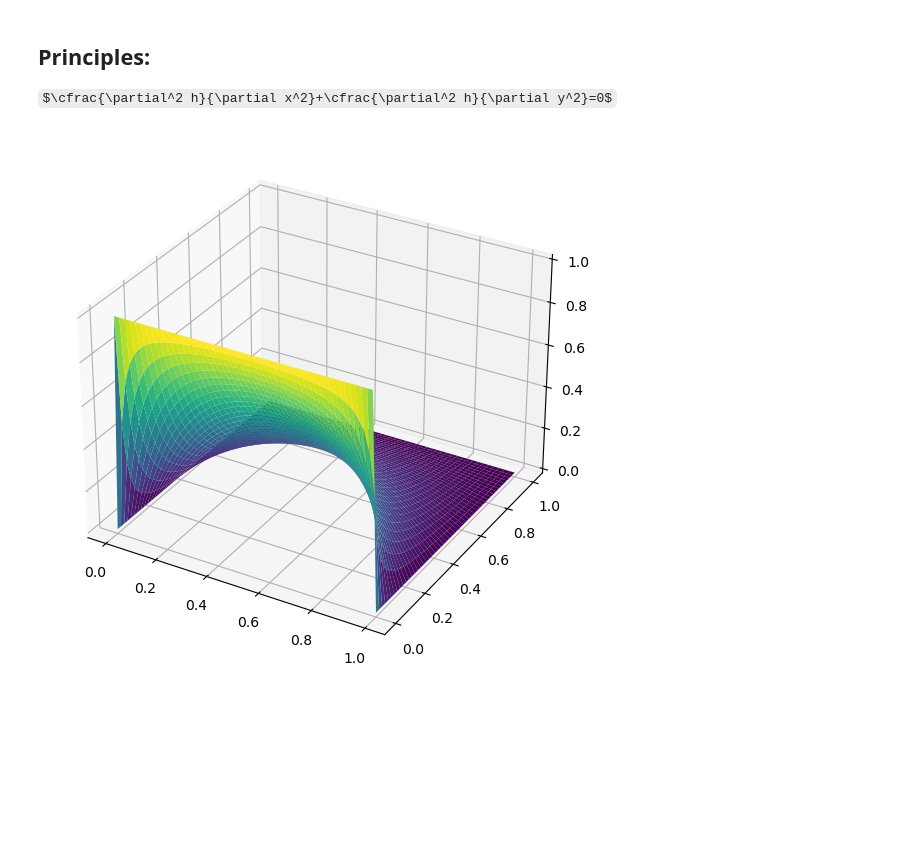
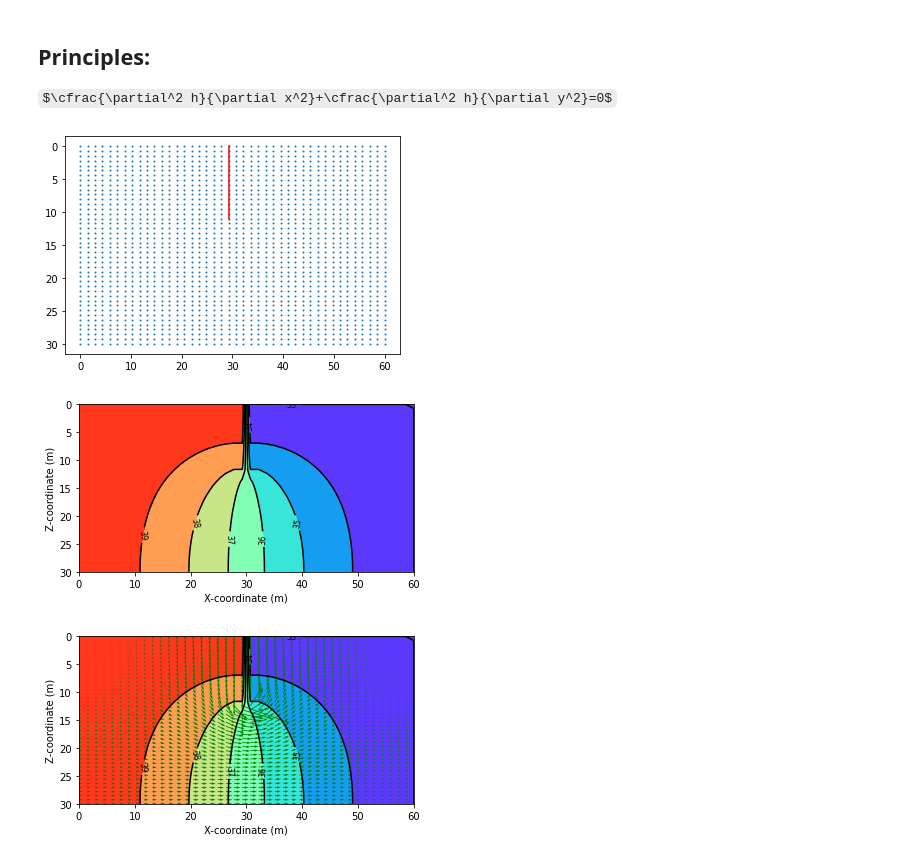
Before and after one commit to luisez1988/soilved, a Jupyter notebook: content/Example 4.18.ipynb, the cells around one changed output. Drawn from its saved outputs; the diff is of its cells as text; code cells hidden in the pictures; some formulas as TeX source; blank space fills up the shorter version.

```diff
--- a/content/Example 4.18.ipynb
+++ b/content/Example 4.18.ipynb
@@ -14,18 +14,35 @@ $\cfrac{\partial^2 h}{\partial x^2}+\cfrac{\partial^2 h}{\partial y^2}=0$
 import numpy as np
 import matplotlib.pyplot as plt
 # %%
-# Next, let's define some variables:
+# Next, let's define the geometry of the problem
 
-nx = 50 # Number of grid points in the x direction
-ny = 50 # Number of grid points in the y direction
+nx = 42 # Number of grid points in the x direction
+ny = 42 # Number of grid points in the y direction
 xmin = 0 # Minimum x value
-xmax = 1 # Maximum x value
+xmax = 60 # Maximum x value
 ymin = 0 # Minimum y value
-ymax = 1 # Maximum y value
+ymax = 30 # Maximum y value
 dx = (xmax - xmin) / (nx - 1) # Grid spacing in the x direction
 dy = (ymax - ymin) / (ny - 1) # Grid spacing in the y direction
 x = np.linspace(xmin, xmax, nx) # x values
 y = np.linspace(ymin, ymax, ny) # y values
+
+# Create the meshgrid from the x and y coordinates
+X, Y = np.meshgrid(x, y)
+
+#Create wall line
+n_wall=int((nx-1)/2) #Node before the wall
+number_nodes=16
+y_wall=np.array([y[i] for i in range(number_nodes)])
+x_wall=np.array([x[n_wall]]*number_nodes)
+
+# Plot the meshgrid
+plt.scatter(X, Y, s=1)
+plt.plot(x_wall, y_wall, 'r')
+plt.gca().invert_yaxis()
+plt.show()
+# %% [output]
+[figure, added]
 # %%
 # Now, let's set up the boundary conditions:
 
@@ -44,10 +80,12 @@ for it in range(10000):
-# %%
-# Finally, let's plot the solution:
-
-fig = plt.figure(figsize=(11, 7), dpi=100)
-ax = fig.gca(projection='3d')
-X, Y = np.meshgrid(x, y)
-surf = ax.plot_surface(X, Y, u, cmap='viridis')
-plt.show()
-# %% [output]
-[figure, removed]
+# %%
+plt.contourf(X, Y, h, levels=6, cmap='rainbow')
+contours = plt.contour(X, Y, h, levels=6, colors='k')
+plt.clabel(contours, inline=True, fontsize=8)
+plt.gca().invert_yaxis()
+# Set the aspect ratio to be equal
+plt.gca().set_aspect('equal')
+plt.xlabel(r'X-coordinate (m)')
+plt.ylabel(r'Z-coordinate (m)')
+plt.show()
+# %% [output]
+[figure, added]
@@ -53,0 +106,15 @@ plt.show()
+# %%
+plt.contourf(X, Y, h, levels=6, cmap='rainbow')
+contours = plt.contour(X, Y, h, levels=6, colors='k')
+plt.clabel(contours, inline=True, fontsize=8)
+
+plt.quiver(X,Y,vx, vy, color='green')
+plt.gca().invert_yaxis()
+# Set the aspect ratio to be equal
+plt.gca().set_aspect('equal')
+plt.xlabel(r'X-coordinate (m)')
+plt.ylabel(r'Z-coordinate (m)')
+plt.savefig('seepage.svg')
+plt.show()
+# %% [output]
+[figure, added]
```
Also changed, not shown: parts of 3 cells of this notebook.
